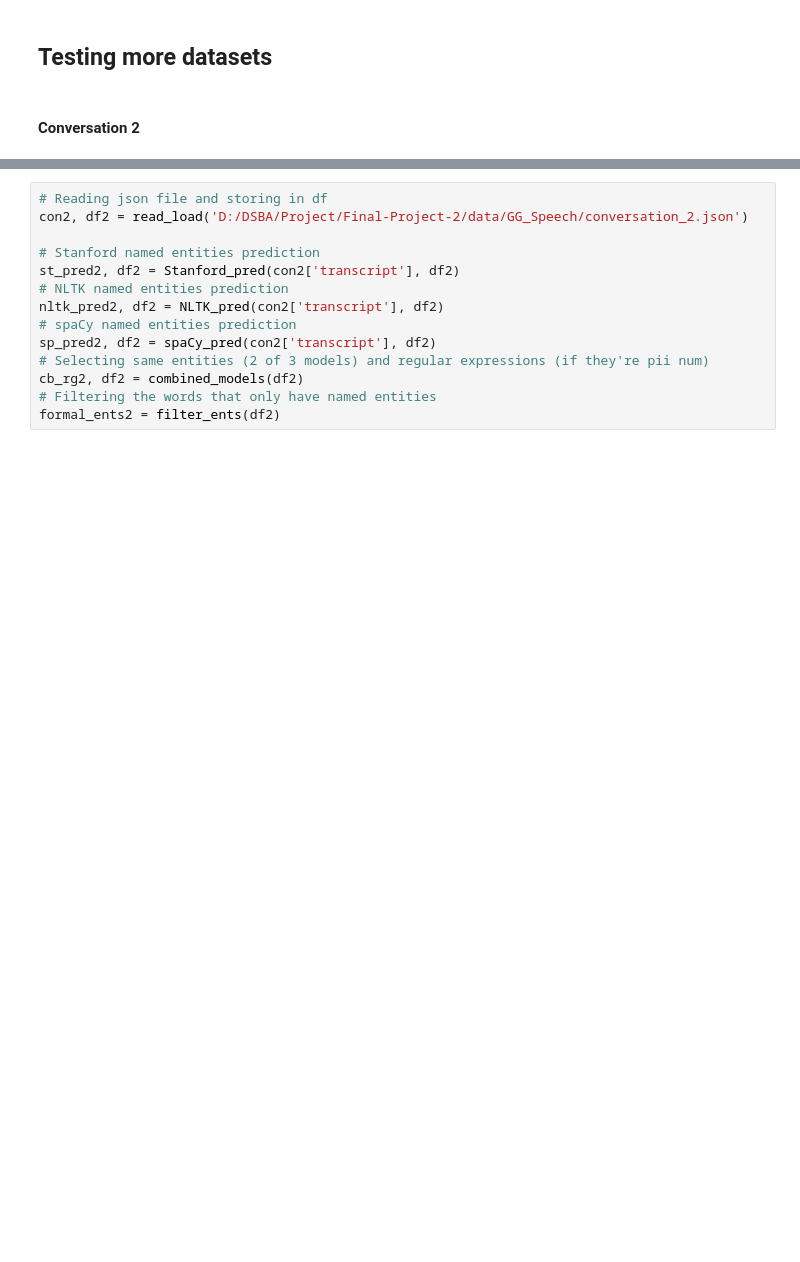
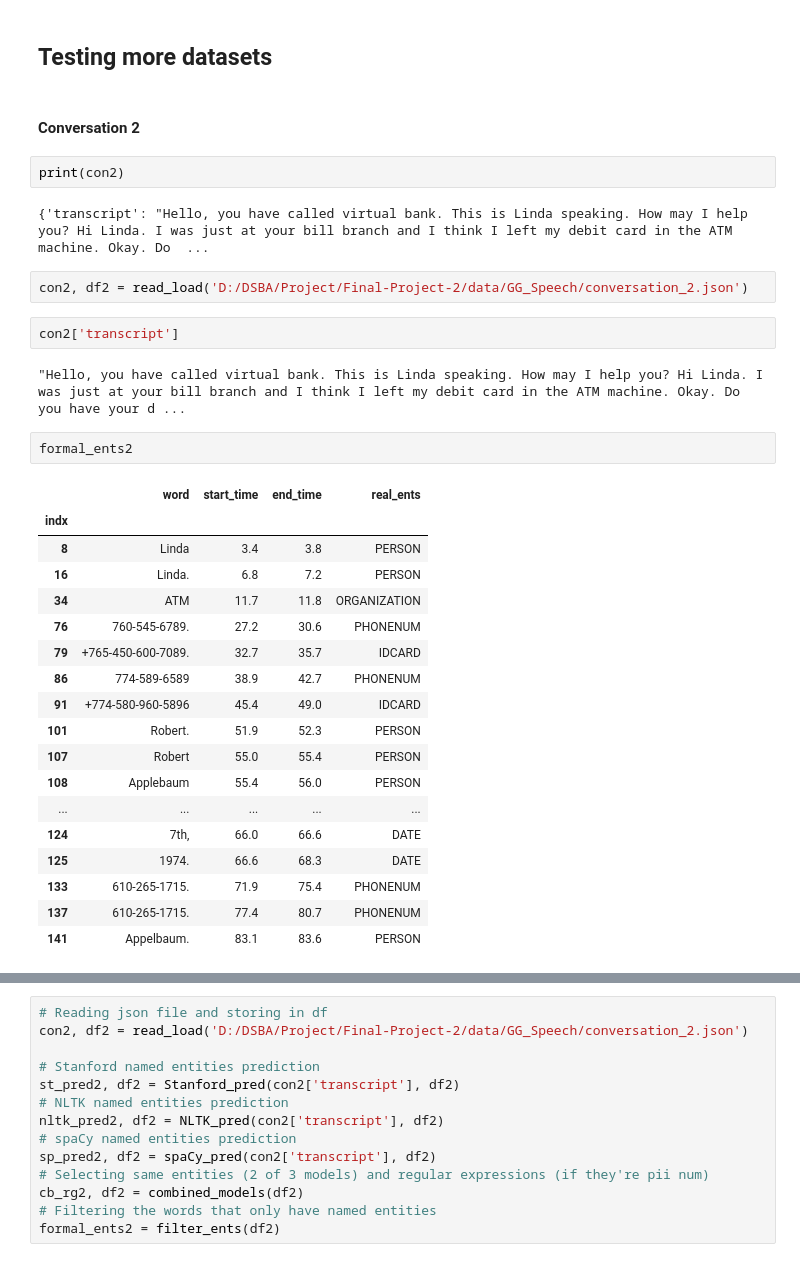
Before and after one commit to sandnattanicha/Final-Project, a Jupyter notebook: NER_ipynb/NER_PROCESS.ipynb, the cells around one changed output, grey strips where cells are left out. Drawn from its saved outputs; the diff is of its cells as text; blank space fills up the shorter version.

```diff
--- a/NER_ipynb/NER_PROCESS.ipynb
+++ b/NER_ipynb/NER_PROCESS.ipynb
@@ -439,4 +439,35 @@ def acc_plot(st_acc, nltk_acc, spacy_acc, r_ent_acc):
 ## Testing more datasets
 # %% [markdown]
 #### Conversation 2
+# %%
+print(con2)
+# %% [output]
+{'transcript': "Hello, you have called virtual bank. This is Linda speaking. How may I help you? Hi Linda. I was just at your bill branch and I think I left my debit card in the ATM machine. Okay. Do  ...
+# %%
+con2, df2 = read_load('D:/DSBA/Project/Final-Project-2/data/GG_Speech/conversation_2.json')
+# %%
+con2['transcript']
+# %% [output]
+"Hello, you have called virtual bank. This is Linda speaking. How may I help you? Hi Linda. I was just at your bill branch and I think I left my debit card in the ATM machine. Okay. Do you have your d ...
+# %%
+formal_ents2
+# %% [output]
+|  | word | start_time | end_time | real_ents |
+| indx |  |  |  |  |
+| 8 | Linda | 3.4 | 3.8 | PERSON |
+| 16 | Linda. | 6.8 | 7.2 | PERSON |
+| 34 | ATM | 11.7 | 11.8 | ORGANIZATION |
+| 76 | 760-545-6789. | 27.2 | 30.6 | PHONENUM |
+| 79 | +765-450-600-7089. | 32.7 | 35.7 | IDCARD |
+| 86 | 774-589-6589 | 38.9 | 42.7 | PHONENUM |
+| 91 | +774-580-960-5896 | 45.4 | 49.0 | IDCARD |
+| 101 | Robert. | 51.9 | 52.3 | PERSON |
+| 107 | Robert | 55.0 | 55.4 | PERSON |
+| 108 | Applebaum | 55.4 | 56.0 | PERSON |
+| ... | ... | ... | ... | ... |
+| 124 | 7th, | 66.0 | 66.6 | DATE |
+| 125 | 1974. | 66.6 | 68.3 | DATE |
+| 133 | 610-265-1715. | 71.9 | 75.4 | PHONENUM |
+| 137 | 610-265-1715. | 77.4 | 80.7 | PHONENUM |
+| 141 | Appelbaum. | 83.1 | 83.6 | PERSON |
 # %%
```
Also changed, not shown: parts of 2 cells of this notebook, 3 other files.
